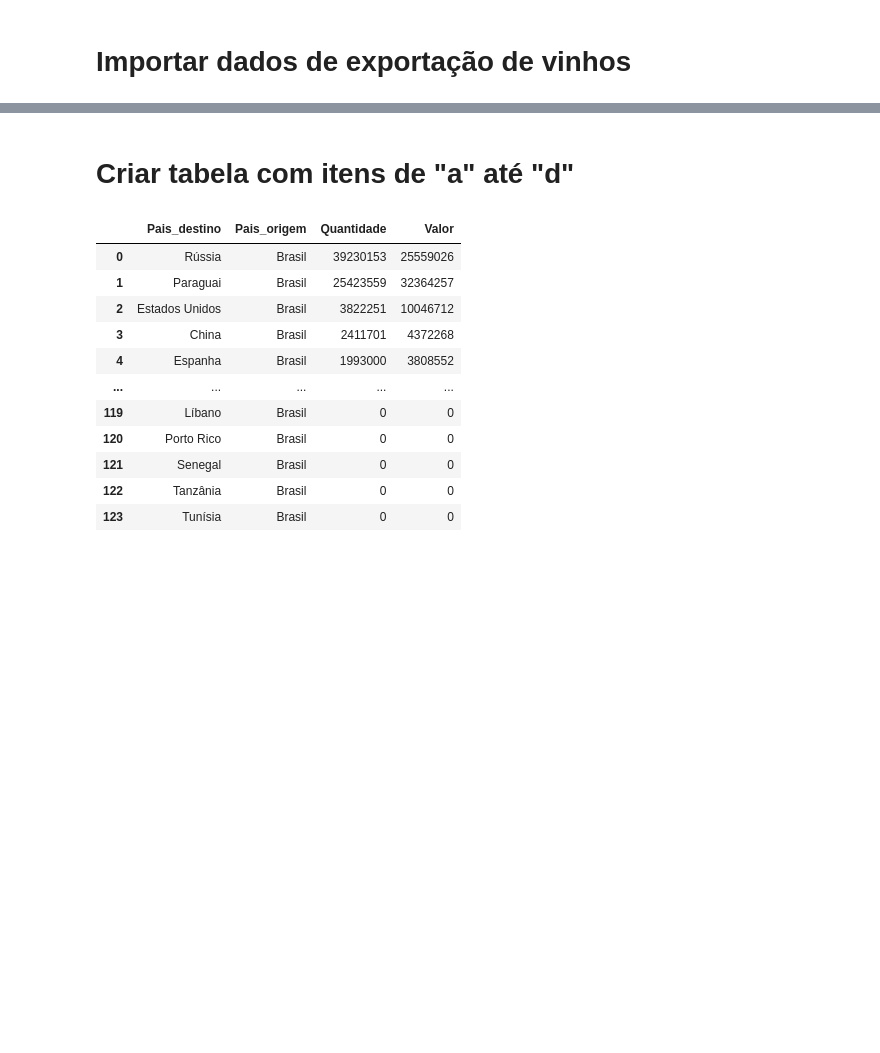
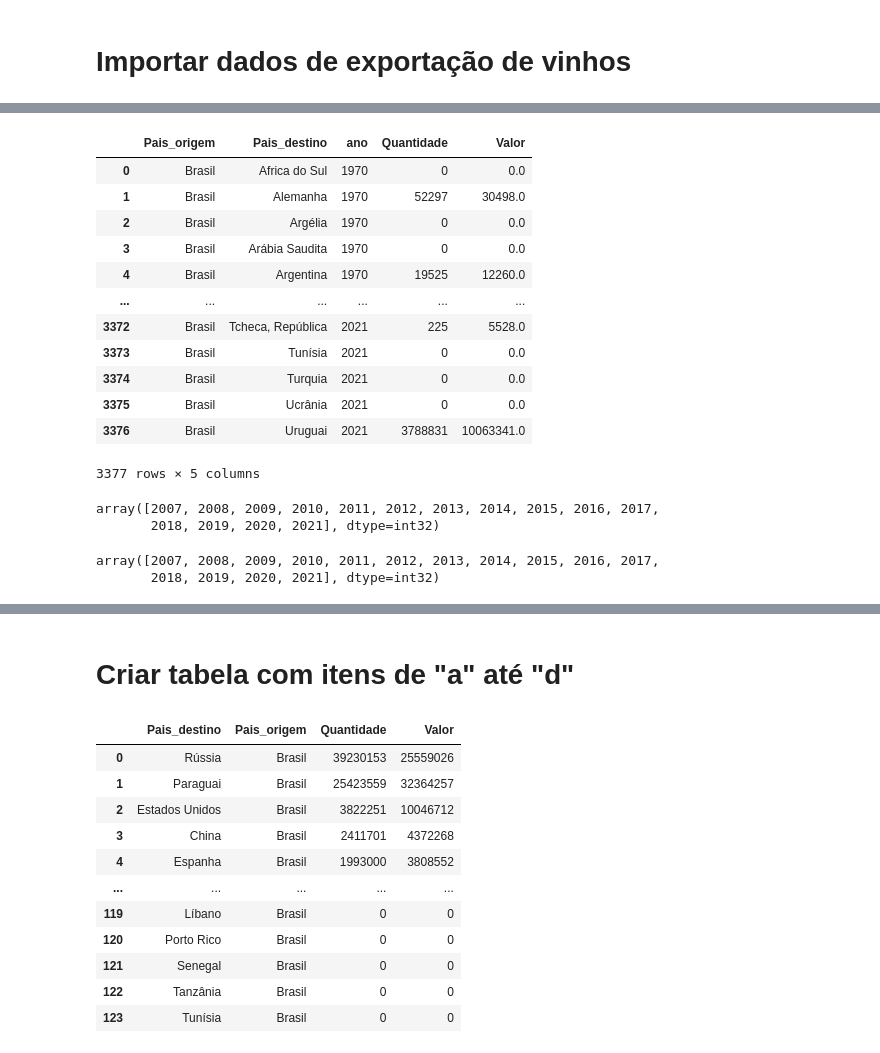
Before and after one commit to MCardosoDev/Tech_Challenge_Fase1, a Jupyter notebook: Tech_Challenge.ipynb, the cells around one changed output, grey strips where cells are left out. Cells and saved outputs as stored; diff of their text form; code cells hidden in the pictures; blank space fills up the shorter version.

```diff
--- a/Tech_Challenge.ipynb
+++ b/Tech_Challenge.ipynb
@@ -199,0 +105,6 @@ total_ano.head()
+# %%
+colunas_imp = [coluna for coluna in dataset_exp.columns if '.1' in coluna]
+colunas_imp.insert(0, 'pais')
+dataset_imp_valor = dataset_imp[colunas_imp]
+dataset_imp_valor.columns = dataset_imp_valor.columns.str.replace('.1', '')
+dataset_imp_valor.info()
@@ -199,0 +151,4 @@ total_ano.head()
+# %%
+colunas_imp.remove('pais')
+dataset_imp_quantidade = dataset_imp.drop(colunas_imp, axis=1)
+dataset_imp_quantidade.info()
@@ -199,0 +225,6 @@ total_ano.head()
+# %%
+dataset_imp_quantidade_unpivot = dataset_imp_quantidade.reset_index().melt(id_vars=["pais"], value_vars=dataset_imp_quantidade.columns)
+dataset_imp_quantidade_unpivot.columns = ["Pais_destino", "ano", "Quantidade"]
+dataset_imp_quantidade_unpivot.insert(0, 'Pais_origem', 'Brasil')
+dataset_imp_quantidade_unpivot.ano = dataset_imp_quantidade_unpivot.ano.astype("datetime64[ns]").dt.year
+dataset_imp_quantidade_unpivot
@@ -199,0 +265,6 @@ total_ano.head()
+# %%
+dataset_imp_valor_unpivot = dataset_imp_valor.reset_index().melt(id_vars=["pais"], value_vars=dataset_imp_valor.columns)
+dataset_imp_valor_unpivot.columns = ["Pais_destino", "ano", "Valor"]
+dataset_imp_valor_unpivot.insert(0, 'Pais_origem', 'Brasil')
+dataset_imp_valor_unpivot.ano = dataset_imp_valor_unpivot.ano.astype("datetime64[ns]").dt.year
+dataset_imp_valor_unpivot
@@ -199,0 +306,34 @@ total_ano.head()
+# %%
+dataset_imp_unpivot = pd.merge(
+    dataset_imp_quantidade_unpivot,
+    dataset_imp_valor_unpivot,
+    left_on=['Pais_origem', 'Pais_destino', 'ano'],
+    right_on=['Pais_origem', 'Pais_destino', 'ano'])
+dataset_imp_unpivot = dataset_imp_unpivot.drop(dataset_imp_unpivot.index[-3:])
+dataset_imp_unpivot
+# %% [output]
+|  | Pais_origem | Pais_destino | ano | Quantidade | Valor |
+| 0 | Brasil | Africa do Sul | 1970 | 0 | 0.0 |
+| 1 | Brasil | Alemanha | 1970 | 52297 | 30498.0 |
+| 2 | Brasil | Argélia | 1970 | 0 | 0.0 |
+| 3 | Brasil | Arábia Saudita | 1970 | 0 | 0.0 |
+| 4 | Brasil | Argentina | 1970 | 19525 | 12260.0 |
+| ... | ... | ... | ... | ... | ... |
+| 3372 | Brasil | Tcheca, República | 2021 | 225 | 5528.0 |
+| 3373 | Brasil | Tunísia | 2021 | 0 | 0.0 |
+| 3374 | Brasil | Turquia | 2021 | 0 | 0.0 |
+| 3375 | Brasil | Ucrânia | 2021 | 0 | 0.0 |
+| 3376 | Brasil | Uruguai | 2021 | 3788831 | 10063341.0 |
+3377 rows × 5 columns
+# %%
+dataset_exp_periodo = dataset_exp_unpivot.query("ano >= 2007")
+dataset_exp_periodo.ano.unique()
+# %% [output]
+array([2007, 2008, 2009, 2010, 2011, 2012, 2013, 2014, 2015, 2016, 2017,
+       2018, 2019, 2020, 2021], dtype=int32)
+# %%
+dataset_imp_periodo = dataset_imp_unpivot.query("ano >= 2007")
+dataset_imp_periodo.ano.unique()
+# %% [output]
+array([2007, 2008, 2009, 2010, 2011, 2012, 2013, 2014, 2015, 2016, 2017,
+       2018, 2019, 2020, 2021], dtype=int32)
```
Also changed, not shown: parts of 69 cells of this notebook, 2 other files.
